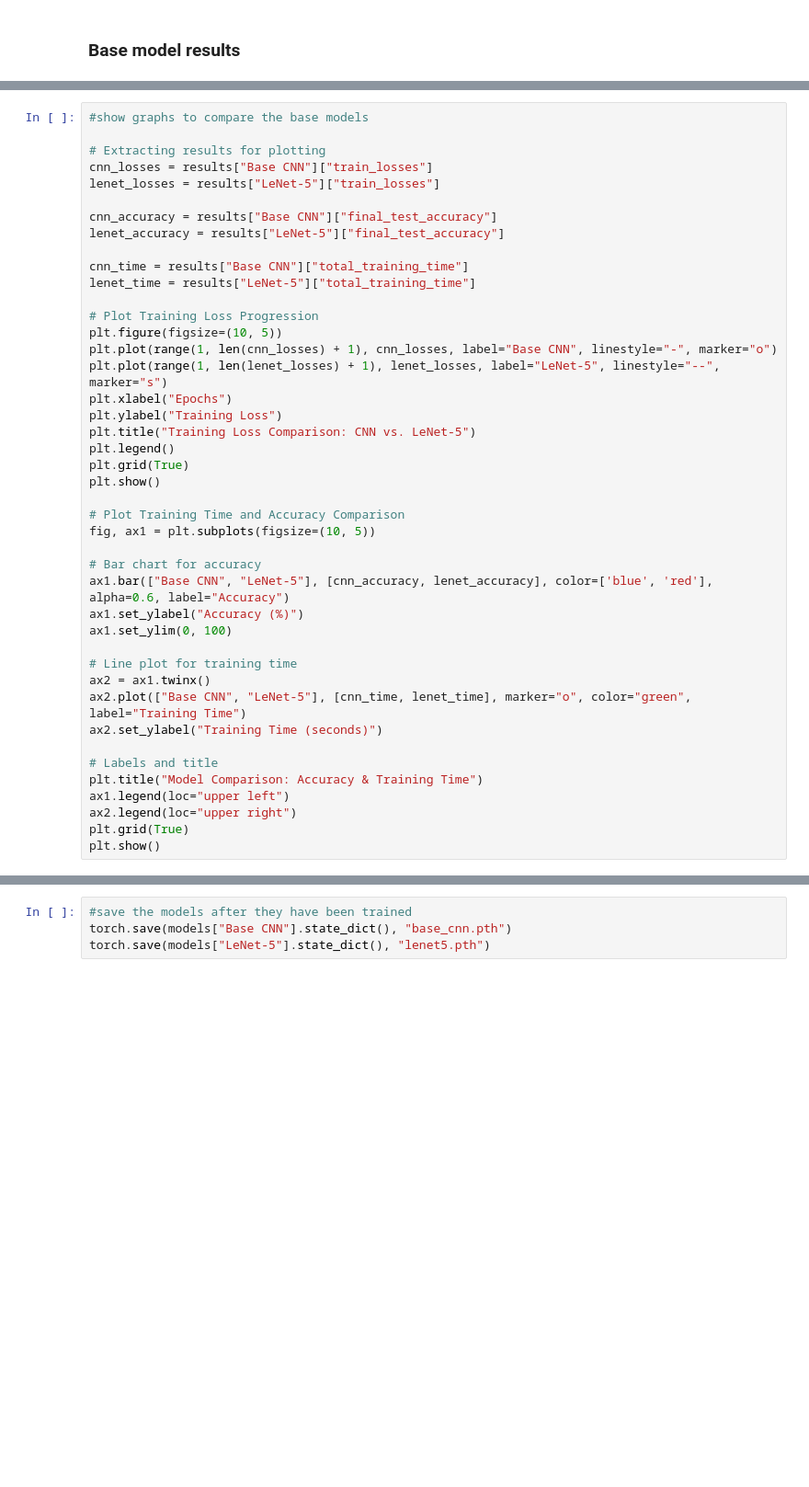
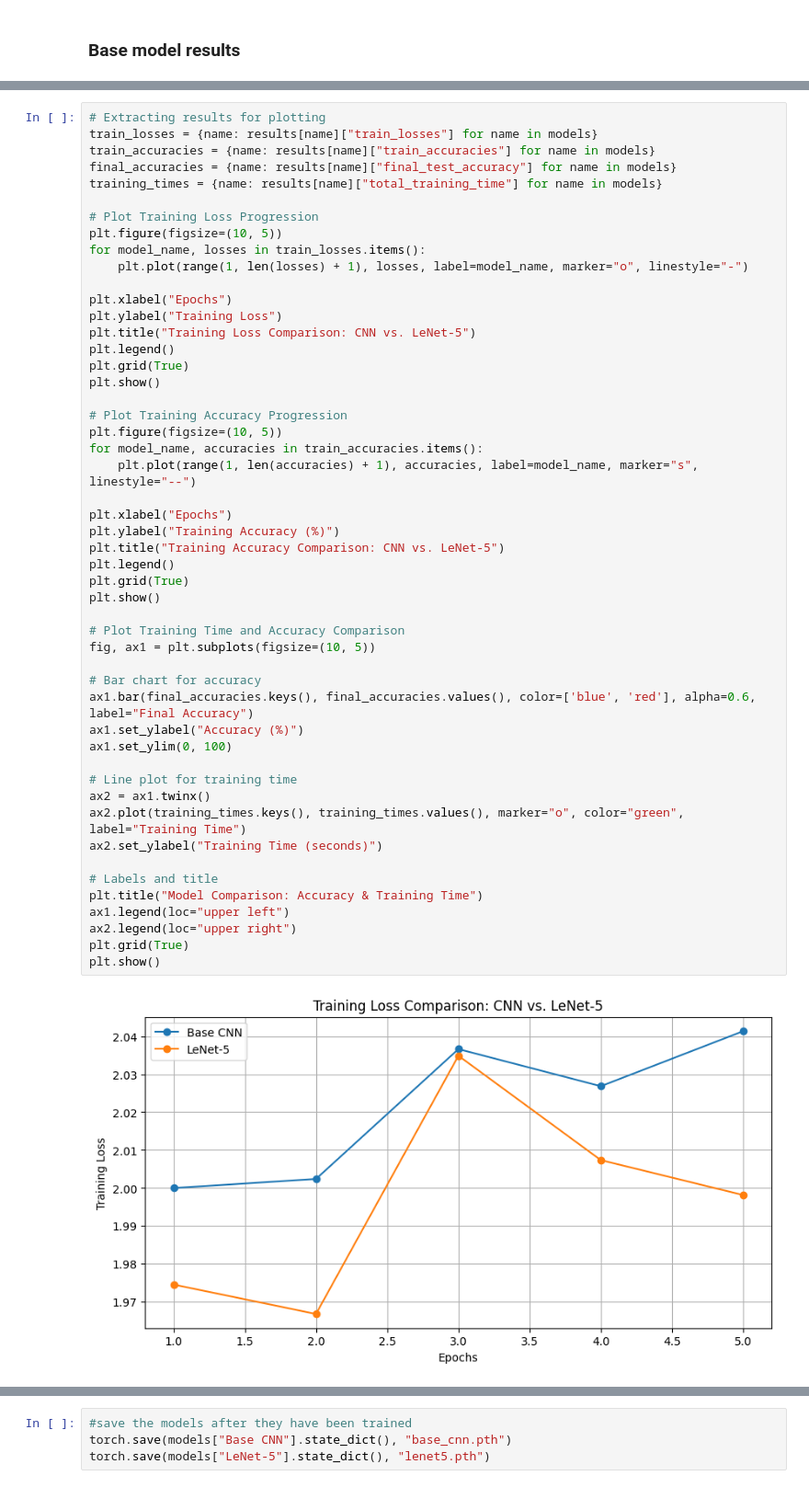
Before and after one commit to EmmanuelAdio/AAI-Coursework, a Jupyter notebook: AAI_Coursework_CNN_GA.ipynb, the cells around one changed output, grey strips where cells are left out. Shown at 92% size. Saved outputs shown, nothing was run; the diff lists cells and outputs as text; blank space fills up the shorter version.

```diff
--- a/AAI_Coursework_CNN_GA.ipynb
+++ b/AAI_Coursework_CNN_GA.ipynb
@@ -658,43 +780,52 @@ KeyboardInterrupt:
 # %%
-#show graphs to compare the base models
-
 # Extracting results for plotting
-cnn_losses = results["Base CNN"]["train_losses"]
-lenet_losses = results["LeNet-5"]["train_losses"]
-
-cnn_accuracy = results["Base CNN"]["final_test_accuracy"]
-lenet_accuracy = results["LeNet-5"]["final_test_accuracy"]
-
-cnn_time = results["Base CNN"]["total_training_time"]
-lenet_time = results["LeNet-5"]["total_training_time"]
+train_losses = {name: results[name]["train_losses"] for name in models}
+train_accuracies = {name: results[name]["train_accuracies"] for name in models}
+final_accuracies = {name: results[name]["final_test_accuracy"] for name in models}
+training_times = {name: results[name]["total_training_time"] for name in models}
 
 # Plot Training Loss Progression
 plt.figure(figsize=(10, 5))
-plt.plot(range(1, len(cnn_losses) + 1), cnn_losses, label="Base CNN", linestyle="-", marker="o")
-plt.plot(range(1, len(lenet_losses) + 1), lenet_losses, label="LeNet-5", linestyle="--", marker="s")
+for model_name, losses in train_losses.items():
+    plt.plot(range(1, len(losses) + 1), losses, label=model_name, marker="o", linestyle="-")
+
 plt.xlabel("Epochs")
 plt.ylabel("Training Loss")
 plt.title("Training Loss Comparison: CNN vs. LeNet-5")
+plt.legend()
+plt.grid(True)
+plt.show()
+
+# Plot Training Accuracy Progression
+plt.figure(figsize=(10, 5))
+for model_name, accuracies in train_accuracies.items():
+    plt.plot(range(1, len(accuracies) + 1), accuracies, label=model_name, marker="s", linestyle="--")
+
+plt.xlabel("Epochs")
+plt.ylabel("Training Accuracy (%)")
+plt.title("Training Accuracy Comparison: CNN vs. LeNet-5")
 plt.legend()
 plt.grid(True)
 plt.show()
 
 # Plot Training Time and Accuracy Comparison
 fig, ax1 = plt.subplots(figsize=(10, 5))
 
 # Bar chart for accuracy
-ax1.bar(["Base CNN", "LeNet-5"], [cnn_accuracy, lenet_accuracy], color=['blue', 'red'], alpha=0.6, label="Accuracy")
+ax1.bar(final_accuracies.keys(), final_accuracies.values(), color=['blue', 'red'], alpha=0.6, label="Final Accuracy")
 ax1.set_ylabel("Accuracy (%)")
 ax1.set_ylim(0, 100)
 
 # Line plot for training time
 ax2 = ax1.twinx()
-ax2.plot(["Base CNN", "LeNet-5"], [cnn_time, lenet_time], marker="o", color="green", label="Training Time")
+ax2.plot(training_times.keys(), training_times.values(), marker="o", color="green", label="Training Time")
 ax2.set_ylabel("Training Time (seconds)")
 
 # Labels and title
 plt.title("Model Comparison: Accuracy & Training Time")
 ax1.legend(loc="upper left")
 ax2.legend(loc="upper right")
 plt.grid(True)
 plt.show()
+# %% [output]
+[figure, added]
```
Also changed, not shown: parts of 10 cells of this notebook.
